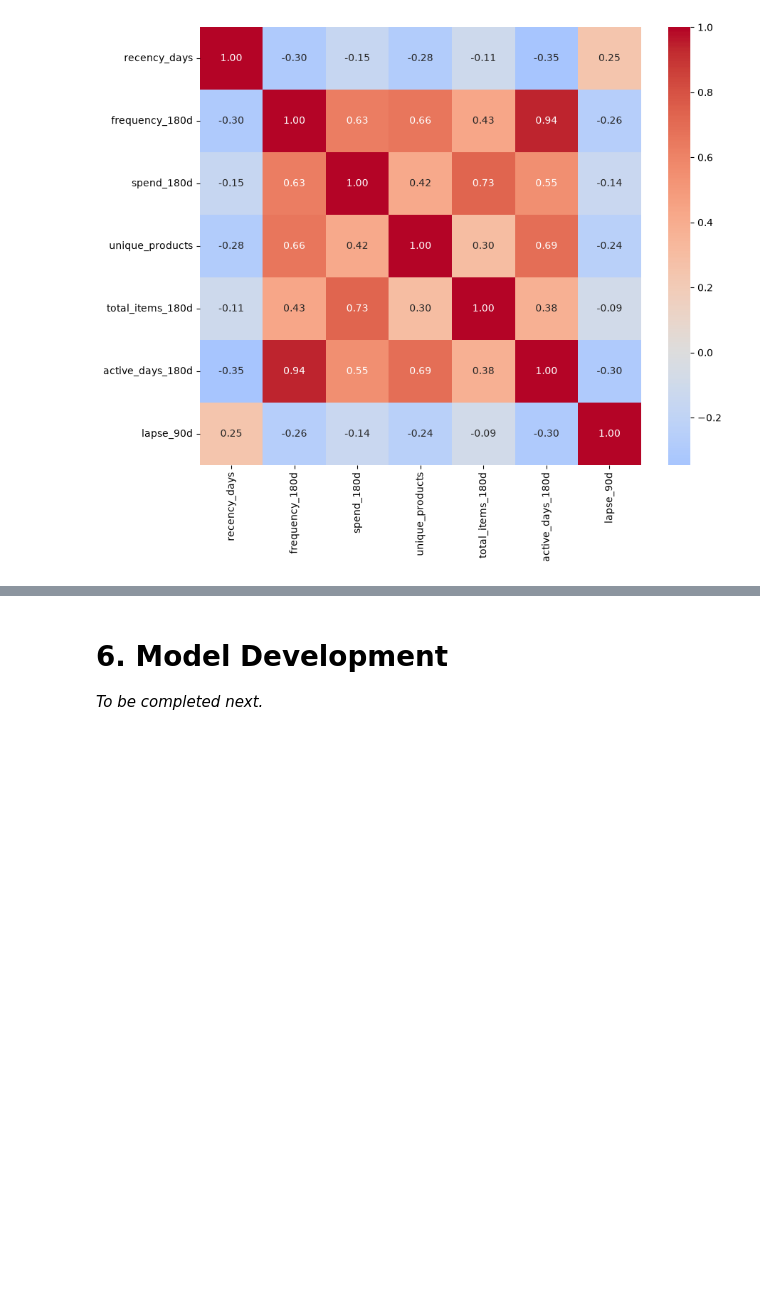
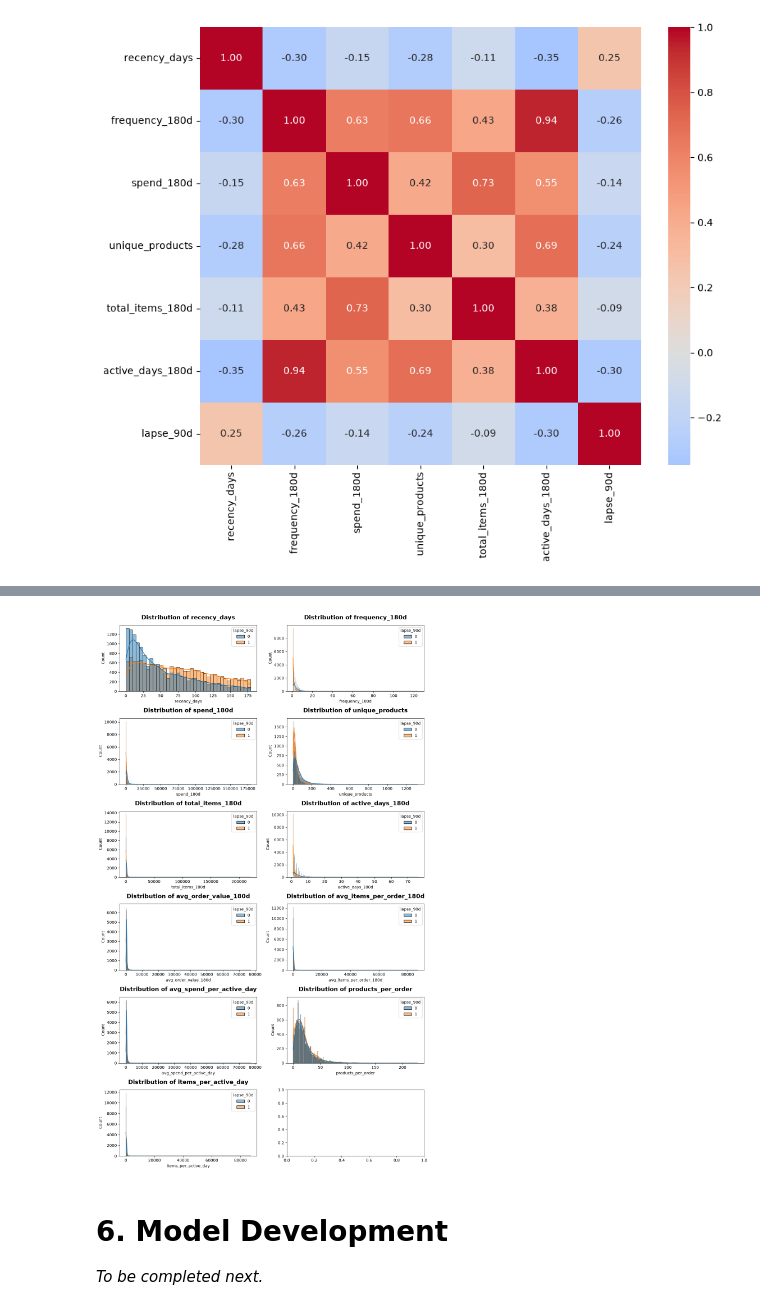
Before and after one commit to Amila-codes/Customer-Purchase-Behavior-Prediction, a Jupyter notebook: notebooks/classification_capstone_final.ipynb, the cells around one changed output, grey strips where cells are left out. Drawn from its saved outputs; the diff is of its cells as text; code cells hidden in the pictures; blank space fills up the shorter version.

Commit message:
feature engineering

```diff
--- a/notebooks/classification_capstone_final.ipynb
+++ b/notebooks/classification_capstone_final.ipynb
@@ -1012,0 +1119,6 @@ sns.heatmap(
+# %%
+train_data = engineer_features(train_data)
+val_data = engineer_features(val_data)
+test_data = engineer_features(test_data)
+
+train_data.head()
@@ -1012,0 +1132,15 @@ sns.heatmap(
+# %%
+# Visualize numerical columns
+fig1, axes1 = plt.subplots(6, 2, figsize=(12, 20))
+
+axes1 = axes1.flatten()
+numeric_cols = ['recency_days', 'frequency_180d', 'spend_180d', 'unique_products', 'total_items_180d', 'active_days_180d', 'avg_order_value_180d', 'avg_items_per_order_180d', 'avg_spend_per_active_day', 'products_per_order', 'items_per_active_day']
+
+for i, col in enumerate(numeric_cols):
+    sns.histplot(data=train_data, x=col, hue='lapse_90d', kde=True, ax=axes1[i])
+    axes1[i].set_title(f'Distribution of {col}', pad=15, weight='bold', fontsize=15)
+
+plt.tight_layout()
+plt.show()
+# %% [output]
+[figure, added]
```
Also changed, not shown: parts of 12 cells of this notebook.
